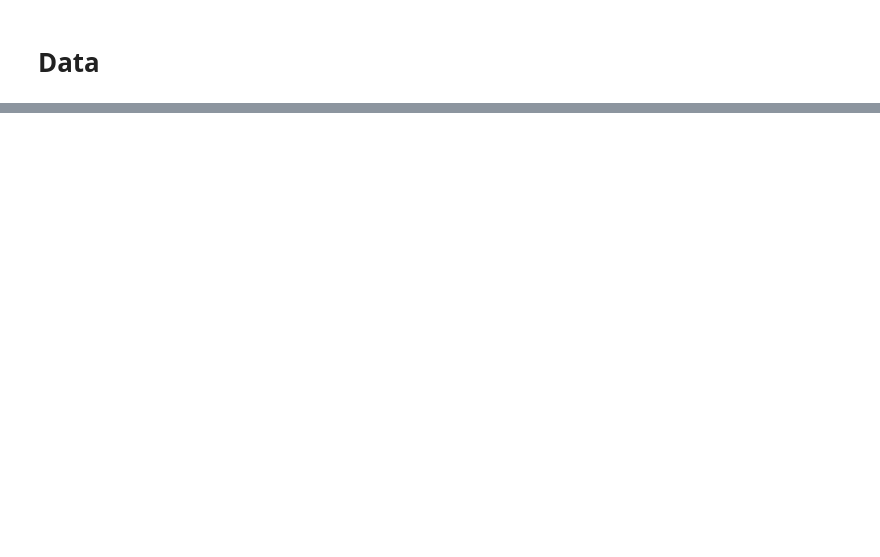
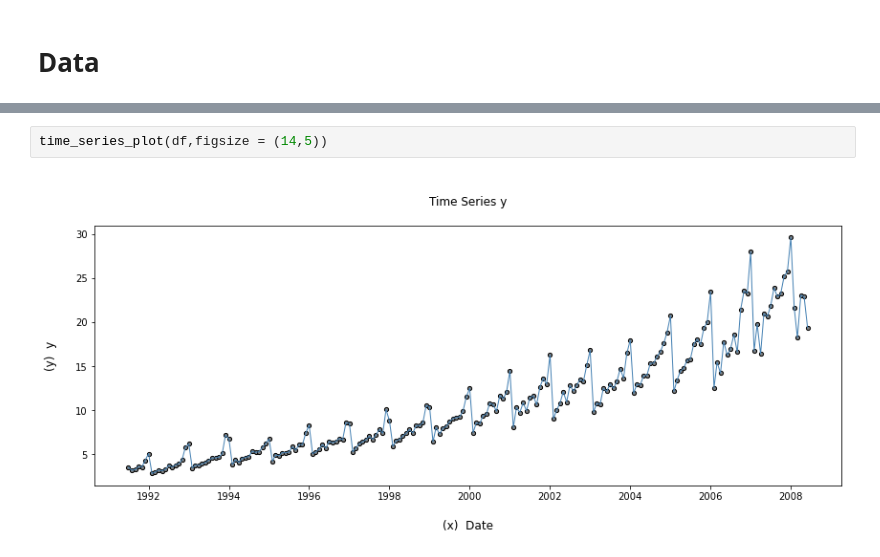
Before and after one commit to AaronNHorvitz/WanderingGoose, a Jupyter notebook: Sandbox/Time Series EDA.ipynb, the cells around one changed output, grey strips where cells are left out. Saved outputs shown, nothing was run; the diff lists cells and outputs as text; blank space fills up the shorter version.

```diff
--- a/Sandbox/Time Series EDA.ipynb
+++ b/Sandbox/Time Series EDA.ipynb
@@ -210,0 +238,4 @@ def seasonal_plot(dates, values):
+# %%
+time_series_plot(df,figsize = (14,5))
+# %% [output]
+[figure, added]
```
Also changed, not shown: parts of 22 cells of this notebook, 1 other file.
